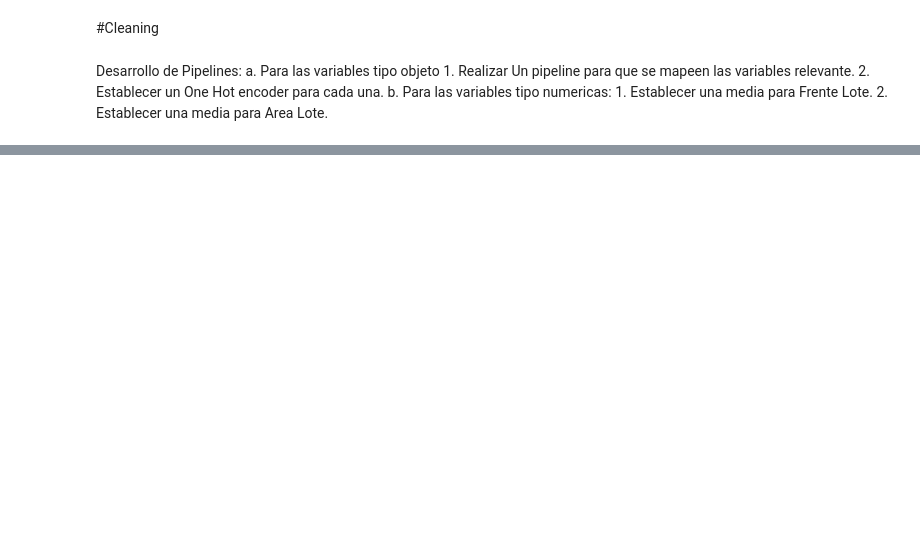
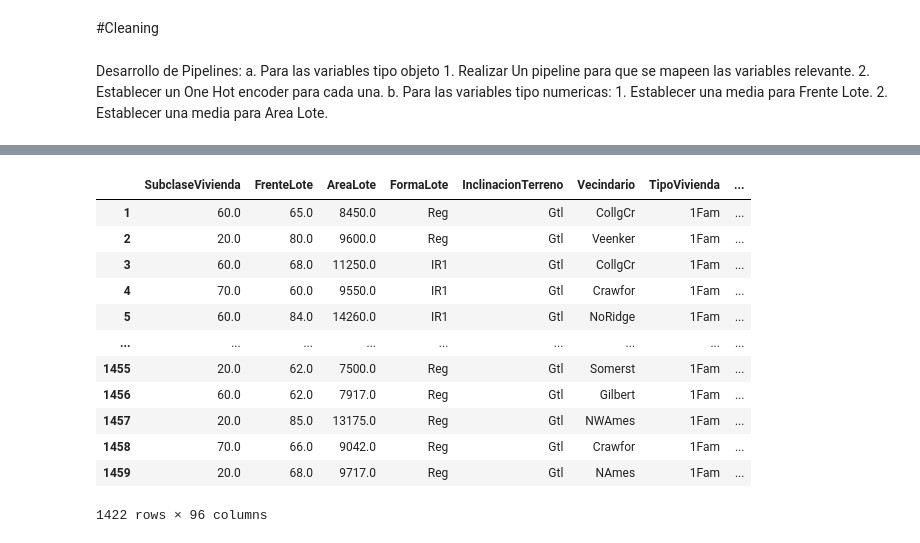
Before and after one commit to elopezfilippini/pythonworks, a Jupyter notebook: House_Pricing_Project.ipynb, the cells around one changed output, grey strips where cells are left out. Cells and saved outputs as stored; diff of their text form; code cells hidden in the pictures; blank space fills up the shorter version.

Commit message:
nueva version premodelado

```diff
--- a/House_Pricing_Project.ipynb
+++ b/House_Pricing_Project.ipynb
@@ -592,4 +497,0 @@ class Hot(BaseEstimator, TransformerMixin):
-# %%
-mapeo=mapeo()
-hot = Hot()
-hot.fit_transform(prueba)
@@ -633,0 +520,7 @@ Index(['FormaLote', 'InclinacionTerreno', 'Vecindario', 'TipoVivienda',
+# %%
+pipeline = Pipeline([
+    ("a", mapeo()),
+    ("b", Hot()),
+    ("c", nulos())])
+# %%
+nuevadf=pipeline.fit_transform(df)
@@ -633,0 +607,18 @@ Index(['FormaLote', 'InclinacionTerreno', 'Vecindario', 'TipoVivienda',
+# %%
+nuevadf.dropna(inplace=True)
+# %%
+nuevadf
+# %% [output]
+|  | SubclaseVivienda | FrenteLote | AreaLote | FormaLote | InclinacionTerreno | Vecindario | TipoVivienda | ... |
+| 1 | 60.0 | 65.0 | 8450.0 | Reg | Gtl | CollgCr | 1Fam | ... |
+| 2 | 20.0 | 80.0 | 9600.0 | Reg | Gtl | Veenker | 1Fam | ... |
+| 3 | 60.0 | 68.0 | 11250.0 | IR1 | Gtl | CollgCr | 1Fam | ... |
+| 4 | 70.0 | 60.0 | 9550.0 | IR1 | Gtl | Crawfor | 1Fam | ... |
+| 5 | 60.0 | 84.0 | 14260.0 | IR1 | Gtl | NoRidge | 1Fam | ... |
+| ... | ... | ... | ... | ... | ... | ... | ... | ... |
+| 1455 | 20.0 | 62.0 | 7500.0 | Reg | Gtl | Somerst | 1Fam | ... |
+| 1456 | 60.0 | 62.0 | 7917.0 | Reg | Gtl | Gilbert | 1Fam | ... |
+| 1457 | 20.0 | 85.0 | 13175.0 | Reg | Gtl | NWAmes | 1Fam | ... |
+| 1458 | 70.0 | 66.0 | 9042.0 | Reg | Gtl | Crawfor | 1Fam | ... |
+| 1459 | 20.0 | 68.0 | 9717.0 | Reg | Gtl | NAmes | 1Fam | ... |
+1422 rows × 96 columns
```
Also changed, not shown: parts of 26 cells of this notebook.
